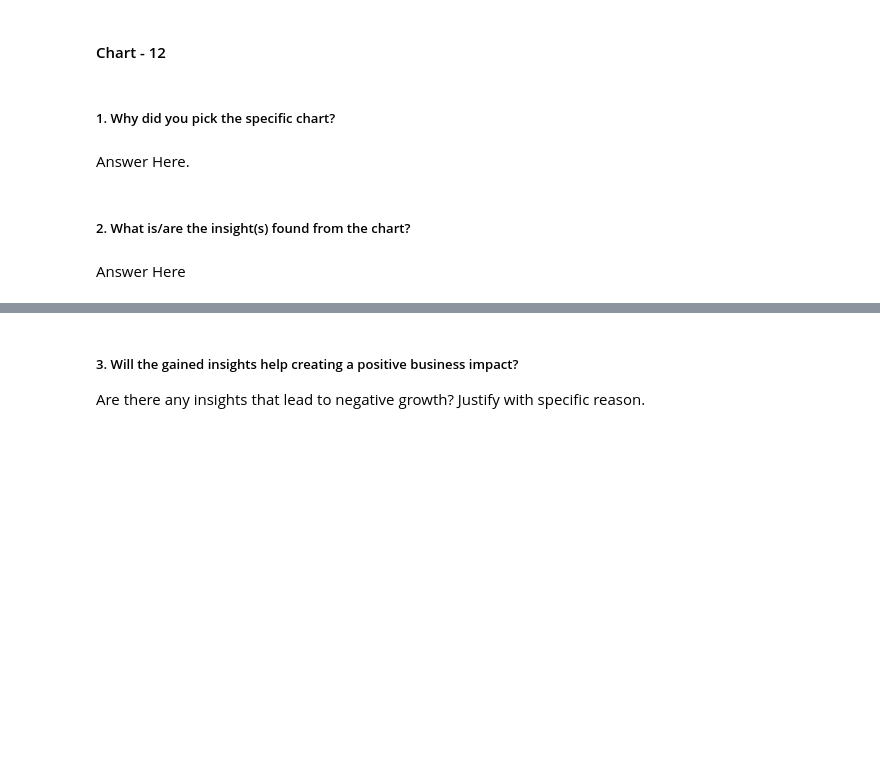
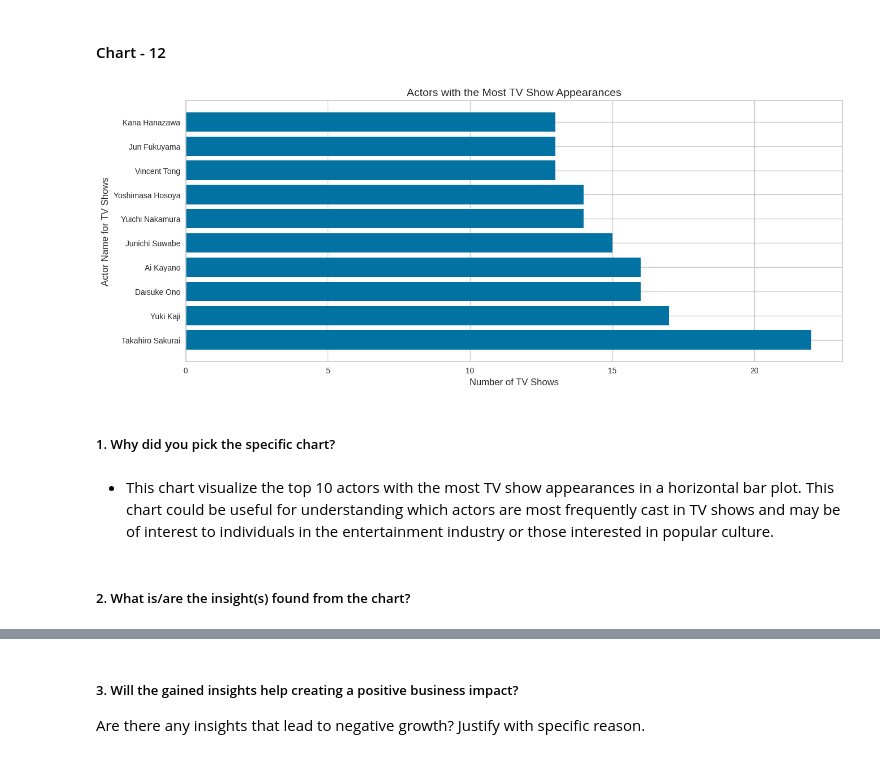
Before and after one commit to Navjotkhatri/NETFLIX-MOVIES-AND-TV-SHOWS-CLUSTERING, a Jupyter notebook: NETFLIX_MOVIES_AND_TV_SHOWS_CLUSTERING.ipynb, the cells around one changed output, grey strips where cells are left out. Saved outputs shown, nothing was run; the diff lists cells and outputs as text; code cells hidden in the pictures; blank space fills up the shorter version.

```diff
--- a/NETFLIX_MOVIES_AND_TV_SHOWS_CLUSTERING.ipynb
+++ b/NETFLIX_MOVIES_AND_TV_SHOWS_CLUSTERING.ipynb
@@ -782,8 +807,20 @@ Answer Here
+# %%
+# Chart - 12 visualization code
+tv_shows = df[(df['type'] == 'TV Show') & ~(df['cast'] == 'Unknown')]
+# Counting the number of TV shows each actor has appeared in
+actor_counts = tv_shows['cast'].str.split(', ').explode().value_counts()
+top_actors = actor_counts.head(10)
+plt.figure(figsize=(15, 6))
+plt.barh(top_actors.index, top_actors.values)
+plt.xlabel('Number of TV Shows', fontsize=12)
+plt.ylabel('Actor Name for TV Shows', fontsize=12)
+plt.title('Actors with the Most TV Show Appearances', fontsize=14)
+plt.show()
+# %% [output]
+[figure, added]
 # %% [markdown]
 ##### 1. Why did you pick the specific chart?
-# %% [markdown]
-Answer Here.
+# %% [markdown]
+* This chart visualize the top 10 actors with the most TV show appearances in a horizontal bar plot. This chart could be useful for understanding which actors are most frequently cast in TV shows and may be of interest to individuals in the entertainment industry or those interested in popular culture.
 # %% [markdown]
 ##### 2. What is/are the insight(s) found from the chart?
-# %% [markdown]
-Answer Here
```
Also changed, not shown: parts of 28 cells of this notebook.
